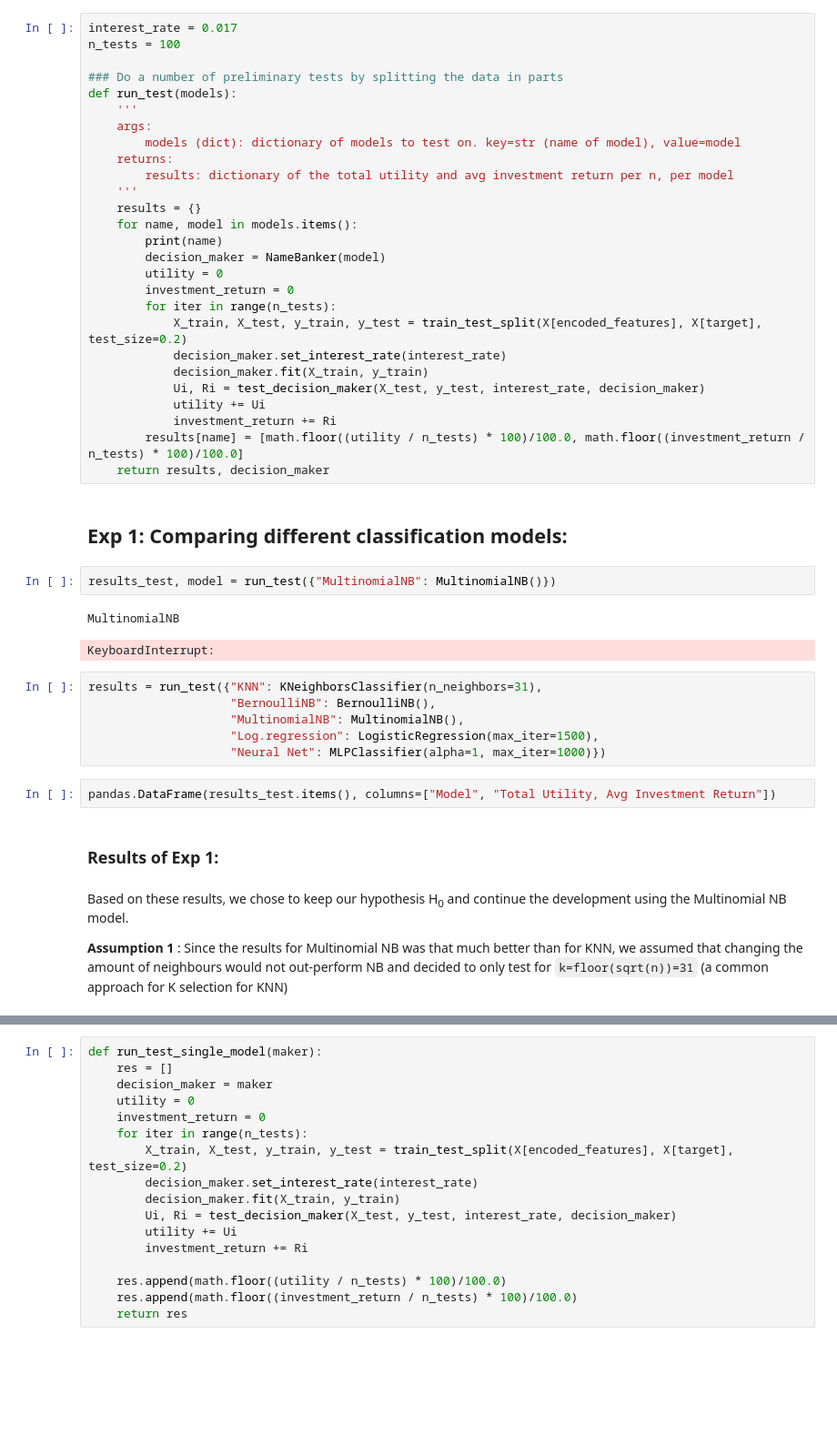
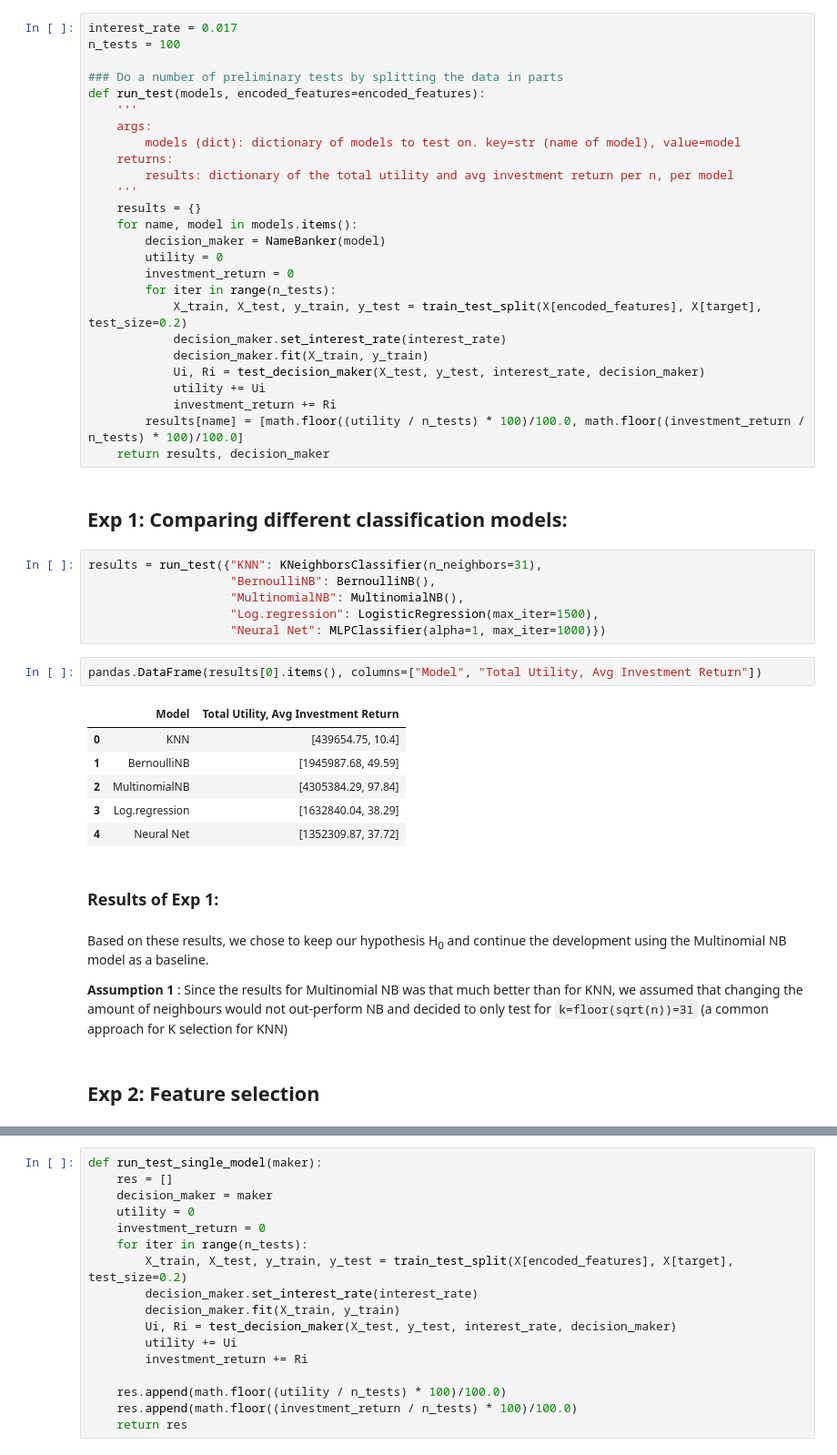
Before and after one commit to Adriyst/ml-society-science, a Jupyter notebook: report.ipynb, the cells around one changed output, grey strips where cells are left out. Shown: that part at 91% size. Cells and saved outputs as stored; diff of their text form; blank space fills up the shorter version.

```diff
--- a/report.ipynb
+++ b/report.ipynb
@@ -144,7 +142,7 @@ interest_rate = 0.017
 n_tests = 100
 
 ### Do a number of preliminary tests by splitting the data in parts
-def run_test(models):
+def run_test(models, encoded_features=encoded_features):
     '''
     args:
         models (dict): dictionary of models to test on. key=str (name of model), value=model
@@ -153,7 +151,6 @@ def run_test(models):
     '''
     results = {}
     for name, model in models.items():
-        print(name)
         decision_maker = NameBanker(model)
         utility = 0
         investment_return = 0
@@ -168,11 +165,6 @@ def run_test(models):
     return results, decision_maker
 # %% [markdown]
 ## Exp 1: Comparing different classification models:
-# %%
-results_test, model = run_test({"MultinomialNB": MultinomialNB()})
-# %% [output]
-MultinomialNB
-KeyboardInterrupt:
 # %%
 results = run_test({"KNN": KNeighborsClassifier(n_neighbors=31),
                     "BernoulliNB": BernoulliNB(),
@@ -180,11 +172,20 @@ results = run_test({"KNN": KNeighborsClassifier(n_neighbors=31),
                     "Log.regression": LogisticRegression(max_iter=1500),
                     "Neural Net": MLPClassifier(alpha=1, max_iter=1000)})
 # %%
-pandas.DataFrame(results_test.items(), columns=["Model", "Total Utility, Avg Investment Return"])
+pandas.DataFrame(results[0].items(), columns=["Model", "Total Utility, Avg Investment Return"])
+# %% [output]
+|  | Model | Total Utility, Avg Investment Return |
+| 0 | KNN | [439654.75, 10.4] |
+| 1 | BernoulliNB | [1945987.68, 49.59] |
+| 2 | MultinomialNB | [4305384.29, 97.84] |
+| 3 | Log.regression | [1632840.04, 38.29] |
+| 4 | Neural Net | [1352309.87, 37.72] |
 # %% [markdown]
 ### Results of Exp 1:
 # %% [markdown]
-Based on these results, we chose to keep our hypothesis H<sub>0</sub> and continue the development using the Multinomial NB model.
+Based on these results, we chose to keep our hypothesis H<sub>0</sub> and continue the development using the Multinomial NB model as a baseline.
 
 <b> Assumption 1 </b>:
     Since the results for Multinomial NB was that much better than for KNN, we assumed that changing the amount of neighbours would not out-perform NB and decided to only test for `k=floor(sqrt(n))=31` (a common approach for K selection for KNN)
+# %% [markdown]
+## Exp 2:  Feature selection
```
Also changed, not shown: parts of 24 cells of this notebook.
